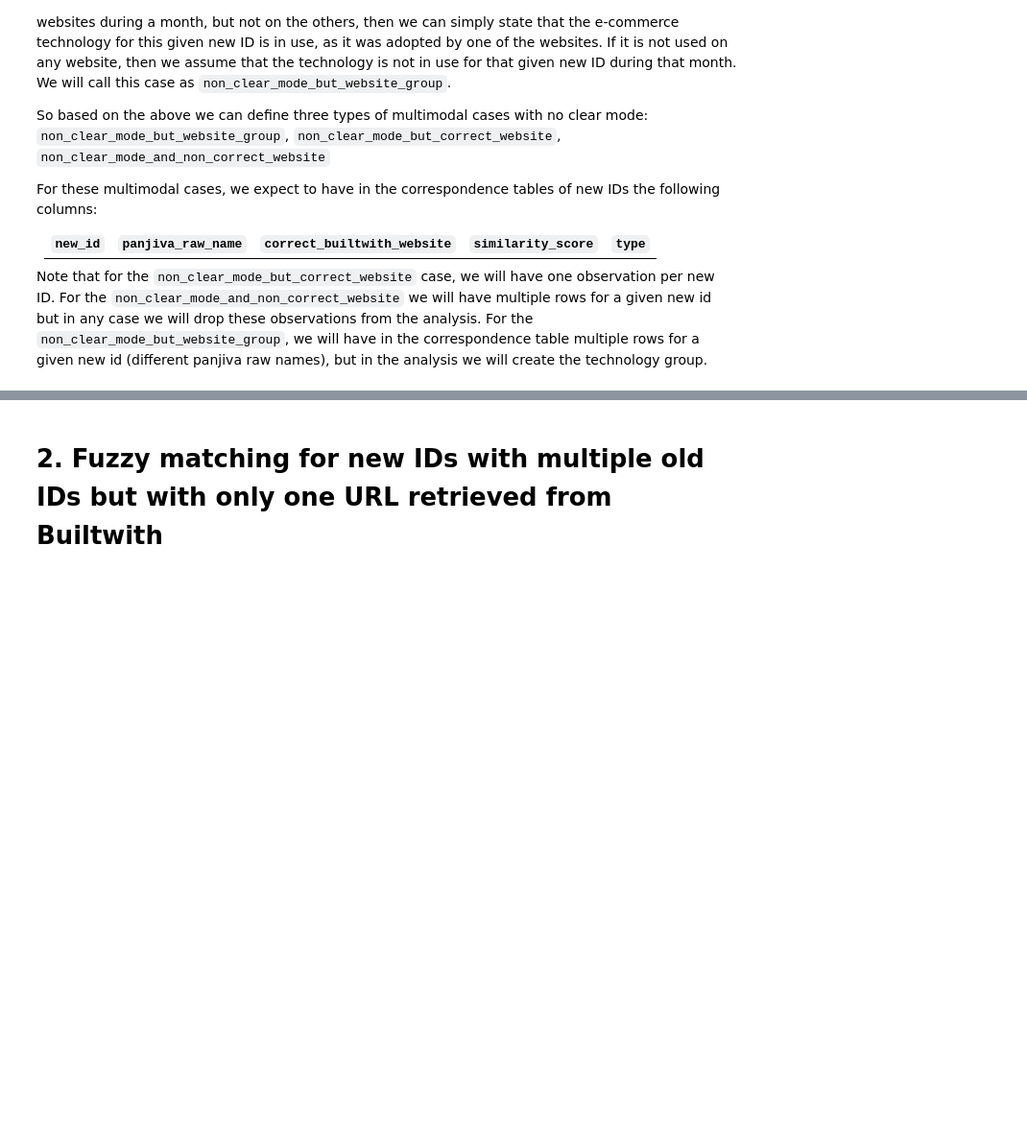
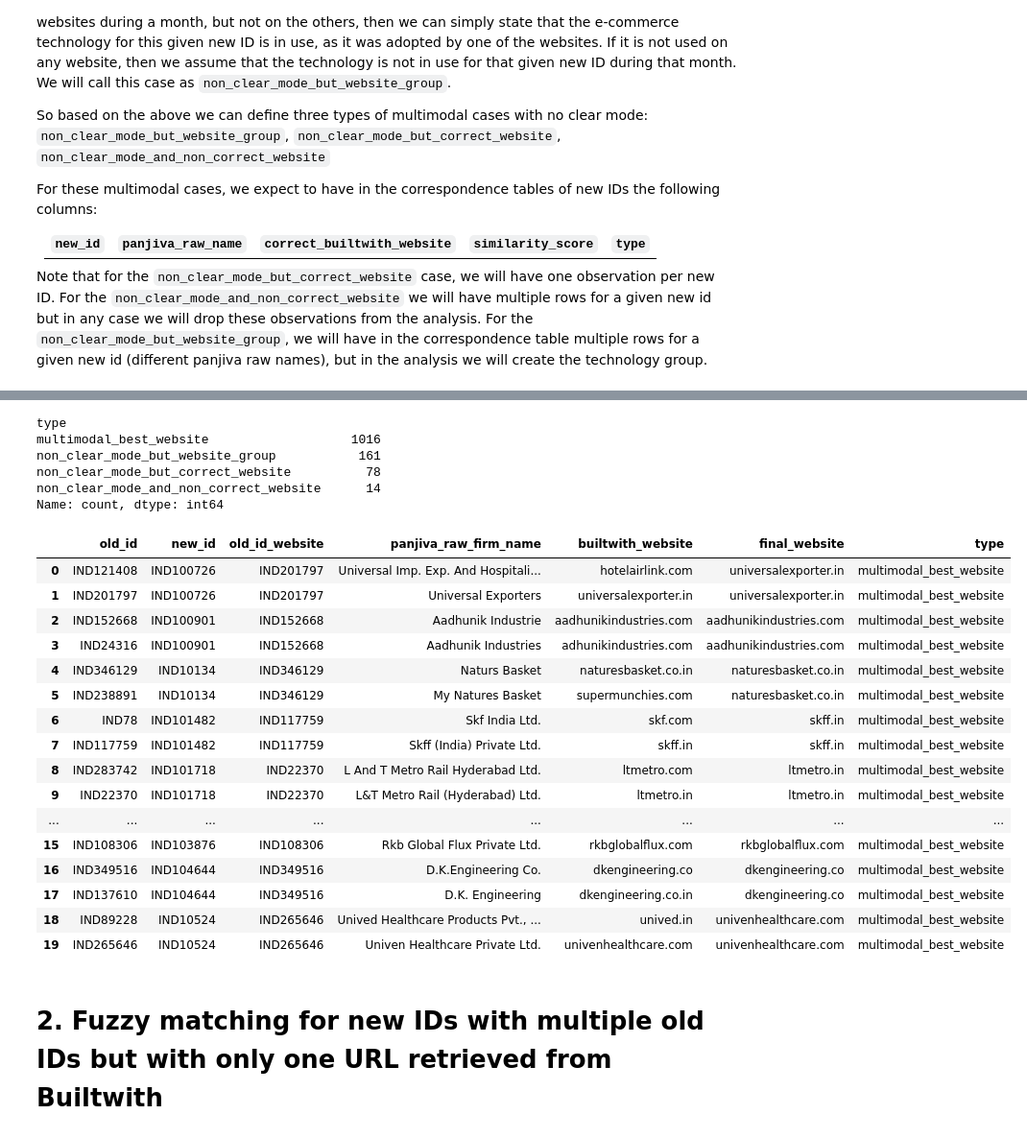
Before and after one commit to simncg/tech_proj, a Jupyter notebook: Codes/India/fuzzy_matching_multimodal_cases_IND.ipynb, the cells around one changed output, grey strips where cells are left out. Shown: that part at 96% size. Saved outputs shown, nothing was run; the diff lists cells and outputs as text; code cells hidden in the pictures; blank space fills up the shorter version.

```diff
--- a/Codes/India/fuzzy_matching_multimodal_cases_IND.ipynb
+++ b/Codes/India/fuzzy_matching_multimodal_cases_IND.ipynb
@@ -612,3 +711,12 @@ df_no_best_website_new_ids = df_no_best_website_new_ids[df_no_best_website_new_i
 # %%
 # Export dataset
 df_no_best_website_new_ids.to_excel("../../Data/India/processed_data/multimodal_cases_no_best_builtwith_website_manually_checked_IND.xlsx", index = False)
+# %%
+# Update correspondence table to include cases with no clear website but that were manually corrected
+correct_website_ind.rename(columns={'correct_builtwith_website': 'final_website', 'old_id_best_website':'old_id_website'}, inplace=True)
+# %%
+# Update correspondence table to add the final websites of the manually checked cases
+corresp_table_mult = pd.merge(corresp_table_mult, correct_website_ind,
+         on = "new_id",
+         how = "left",
+         suffixes=('', '_y'))
@@ -614,0 +739,42 @@ df_no_best_website_new_ids.to_excel("../../Data/India/processed_data/multimodal_
+# %%
+
+corresp_table_mult['final_website'] = corresp_table_mult['final_website'].combine_first(corresp_table_mult['final_website_y'])
+corresp_table_mult['type'] = corresp_table_mult['type'].combine_first(corresp_table_mult['type_y'])
+corresp_table_mult['old_id_website'] = corresp_table_mult['old_id_website'].combine_first(corresp_table_mult['old_id_website_y'])
+
+
+# Drop the unnecessary columns
+corresp_table_mult.drop(columns=['final_website_y', 'type_y', 'old_id_website_y', 'further_inspect'], inplace=True)
+# %%
+# For the cases with no clear mode and non-correct website, we will define the final website as the original builtwith website of each old id-new id pair
+# at the end, these observations will be likely drop given the low similarity score that they will have.
+corresp_table_mult['final_website'] = corresp_table_mult['final_website'].combine_first(corresp_table_mult['builtwith_website'])
+# %%
+corresp_table_mult["type"].value_counts()
+# %% [output]
+type
+multimodal_best_website                   1016
+non_clear_mode_but_website_group           161
+non_clear_mode_but_correct_website          78
+non_clear_mode_and_non_correct_website      14
+Name: count, dtype: int64
+# %%
+corresp_table_mult.head(20)
+# %% [output]
+|  | old_id | new_id | old_id_website | panjiva_raw_firm_name | builtwith_website | final_website | type |
+| 0 | IND121408 | IND100726 | IND201797 | Universal Imp. Exp. And Hospitali... | hotelairlink.com | universalexporter.in | multimodal_best_website |
+| 1 | IND201797 | IND100726 | IND201797 | Universal Exporters | universalexporter.in | universalexporter.in | multimodal_best_website |
+| 2 | IND152668 | IND100901 | IND152668 | Aadhunik Industrie | aadhunikindustries.com | aadhunikindustries.com | multimodal_best_website |
+| 3 | IND24316 | IND100901 | IND152668 | Aadhunik Industries | adhunikindustries.com | aadhunikindustries.com | multimodal_best_website |
+| 4 | IND346129 | IND10134 | IND346129 | Naturs Basket | naturesbasket.co.in | naturesbasket.co.in | multimodal_best_website |
+| 5 | IND238891 | IND10134 | IND346129 | My Natures Basket | supermunchies.com | naturesbasket.co.in | multimodal_best_website |
+| 6 | IND78 | IND101482 | IND117759 | Skf India Ltd. | skf.com | skff.in | multimodal_best_website |
+| 7 | IND117759 | IND101482 | IND117759 | Skff (India) Private Ltd. | skff.in | skff.in | multimodal_best_website |
+| 8 | IND283742 | IND101718 | IND22370 | L And T Metro Rail Hyderabad Ltd. | ltmetro.com | ltmetro.in | multimodal_best_website |
+| 9 | IND22370 | IND101718 | IND22370 | L&T Metro Rail (Hyderabad) Ltd. | ltmetro.in | ltmetro.in | multimodal_best_website |
+| ... | ... | ... | ... | ... | ... | ... | ... |
+| 15 | IND108306 | IND103876 | IND108306 | Rkb Global Flux Private Ltd. | rkbglobalflux.com | rkbglobalflux.com | multimodal_best_website |
+| 16 | IND349516 | IND104644 | IND349516 | D.K.Engineering Co. | dkengineering.co | dkengineering.co | multimodal_best_website |
+| 17 | IND137610 | IND104644 | IND349516 | D.K. Engineering | dkengineering.co.in | dkengineering.co | multimodal_best_website |
+| 18 | IND89228 | IND10524 | IND265646 | Unived Healthcare Products Pvt., ... | unived.in | univenhealthcare.com | multimodal_best_website |
+| 19 | IND265646 | IND10524 | IND265646 | Univen Healthcare Private Ltd. | univenhealthcare.com | univenhealthcare.com | multimodal_best_website |
```
Also changed, not shown: parts of 44 cells of this notebook, 1 other file.
